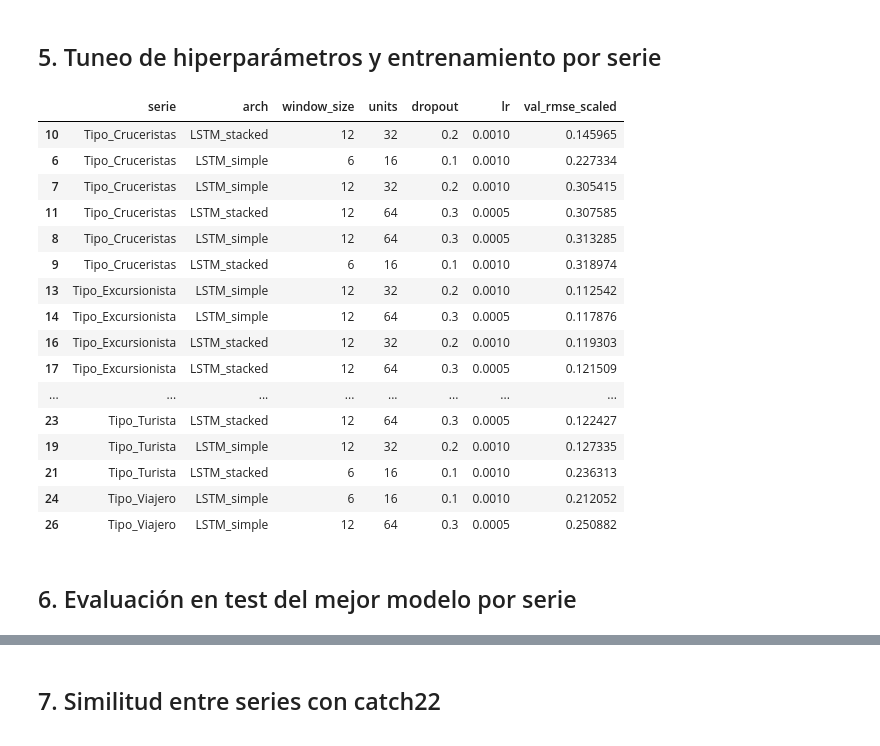
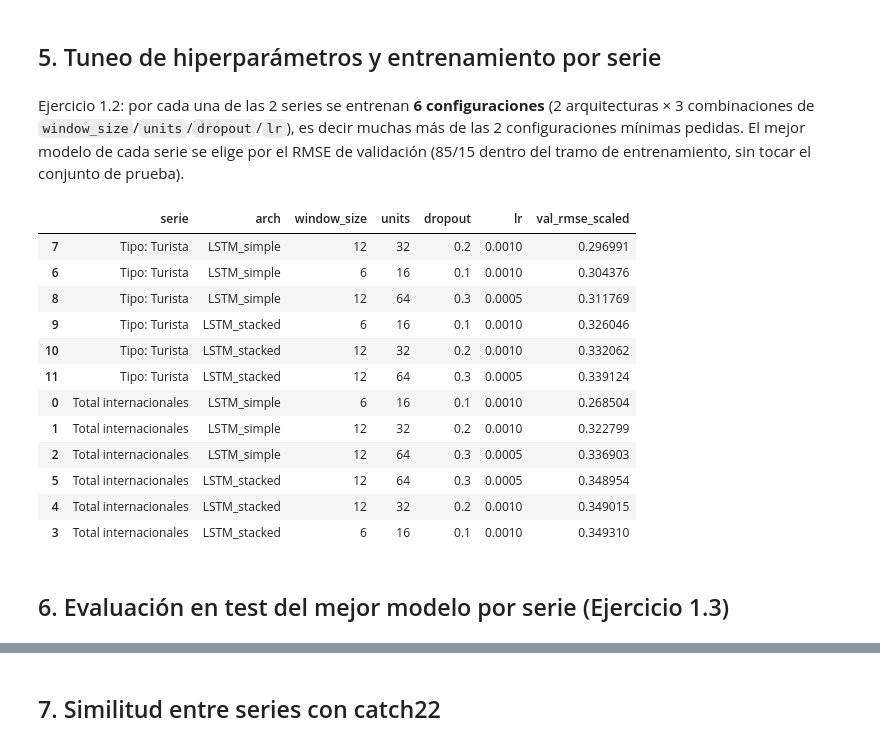
Before and after one commit to PeDro0210AVI/lab-1_time_series, a Jupyter notebook: notebooks/LSTM.ipynb, the cells around one changed output, grey strips where cells are left out. Cells and saved outputs as stored; diff of their text form; code cells hidden in the pictures.

```diff
--- a/notebooks/LSTM.ipynb
+++ b/notebooks/LSTM.ipynb
@@ -96,17 +95,0 @@ df.head()
-# %%
-serie_total = df.groupby("Fecha")["Viajero"].sum().sort_index()
-
-series_tipo = {
-    f"Tipo_{tipo}": g.groupby("Fecha")["Viajero"].sum().sort_index()
-    for tipo, g in df.groupby("Tipo_Viajero")
-}
-
-series_via = {
-    f"Via_{via}": g.groupby("Fecha")["Viajero"].sum().sort_index()
-    for via, g in df.groupby("Vía")
-}
-
-SERIES = {"Total": serie_total, **series_tipo, **series_via}
-SERIES = {k: v.asfreq("MS").fillna(0.0) for k, v in SERIES.items() if len(v) >= 40}
-
-{k: len(v) for k, v in SERIES.items()}
@@ -121,0 +172,10 @@ SERIES = {k: v.asfreq("MS").fillna(0.0) for k, v in SERIES.items() if len(v) >=
+# %%
+SERIES_LSTM = {
+    "Total internacionales": SERIES_FULL["Total internacionales"],
+    "Tipo: Turista": SERIES_FULL["Tipo: Turista"],
+}
+
+for nombre, s in SERIES_LSTM.items():
+    print(f"{nombre}: entrenamiento {s.iloc[:SPLIT_IDX].index.min().date()} a "
+          f"{s.iloc[:SPLIT_IDX].index.max().date()} | prueba {s.iloc[SPLIT_IDX:].index.min().date()} a "
+          f"{s.iloc[SPLIT_IDX:].index.max().date()}")
@@ -132,10 +195,10 @@ def create_sequences(values, window_size):
     return np.array(X), np.array(y)
 
 
-def prepare_series(values, window_size, test_ratio=0.2):
+def prepare_series(values, window_size, split_idx):
+    """Escala con MinMax (ajustado solo en entrenamiento) y arma ventanas deslizantes.
+    `split_idx` es el índice de corte fijo (147, igual que en el Laboratorio 1), no un ratio."""
     n = len(values)
-    split_idx = int(n * (1 - test_ratio))
-
     scaler = MinMaxScaler()
     scaler.fit(values[:split_idx].reshape(-1, 1))
     scaled = scaler.transform(values.reshape(-1, 1)).flatten()
@@ -193,6 +256,11 @@ ARCHITECTURES = {
 }
 # %% [markdown]
 ## 5. Tuneo de hiperparámetros y entrenamiento por serie
+# %% [markdown]
+Ejercicio 1.2: por cada una de las 2 series se entrenan **6 configuraciones** (2 arquitecturas ×
+3 combinaciones de `window_size`/`units`/`dropout`/`lr`), es decir muchas más de las 2 configuraciones
+mínimas pedidas. El mejor modelo de cada serie se elige por el RMSE de validación (85/15 dentro del
+tramo de entrenamiento, sin tocar el conjunto de prueba).
 # %%
 def train_torch_model(model, X_tr, y_tr, X_val, y_val, lr, epochs=100, batch_size=16, patience=8):
     model.to(DEVICE)
@@ -237,14 +305,14 @@ def train_torch_model(model, X_tr, y_tr, X_val, y_val, lr, epochs=100, batch_siz
     return model, best_val
 
 
-def tune_series(name, series, epochs=100, batch_size=16, patience=8):
+def tune_series(name, series, split_idx, epochs=100, batch_size=16, patience=8):
     values = series.values.astype("float32")
     trials = []
 
     for arch_name, model_cls in ARCHITECTURES.items():
         for params in PARAM_GRID:
             ws = params["window_size"]
-            X_train, y_train, X_test, y_test, scaler = prepare_series(values, ws)
+            X_train, y_train, X_test, y_test, scaler = prepare_series(values, ws, split_idx)
             if len(X_train) < 20 or len(X_test) < 4:
                 continue
 
@@ -263,54 +331,50 @@ def tune_series(name, series, epochs=100, batch_size=16, patience=8):
                 epochs=epochs, batch_size=batch_size, patience=patience,
             )
             val_rmse_scaled = float(np.sqrt(val_rmse_scaled))
 
             trials.append({
                 "serie": name, "arch": arch_name, **params,
                 "val_rmse_scaled": val_rmse_scaled,
                 "model": model, "scaler": scaler,
                 "X_test": X_test, "y_test": y_test,
             })
 
     if not trials:
         return None, None
 
     best = min(trials, key=lambda t: t["val_rmse_scaled"])
     trials_df = pd.DataFrame(trials).drop(columns=["model", "scaler", "X_test", "y_test"])
     return best, trials_df
 
 
 all_trials = []
 best_per_series = {}
 
-for name, series in SERIES.items():
-    best, trials_df = tune_series(name, series)
+for name, series in SERIES_LSTM.items():
+    best, trials_df = tune_series(name, series, SPLIT_IDX)
     if best is None:
         continue
     best_per_series[name] = best
     all_trials.append(trials_df)
 
 trials_summary = pd.concat(all_trials, ignore_index=True)
-trials_summary.sort_values(["serie", "val_rmse_scaled"]).head(20)
+trials_summary.sort_values(["serie", "val_rmse_scaled"])
 # %% [output]
 |  | serie | arch | window_size | units | dropout | lr | val_rmse_scaled |
-| 10 | Tipo_Cruceristas | LSTM_stacked | 12 | 32 | 0.2 | 0.0010 | 0.145965 |
-| 6 | Tipo_Cruceristas | LSTM_simple | 6 | 16 | 0.1 | 0.0010 | 0.227334 |
-| 7 | Tipo_Cruceristas | LSTM_simple | 12 | 32 | 0.2 | 0.0010 | 0.305415 |
-| 11 | Tipo_Cruceristas | LSTM_stacked | 12 | 64 | 0.3 | 0.0005 | 0.307585 |
-| 8 | Tipo_Cruceristas | LSTM_simple | 12 | 64 | 0.3 | 0.0005 | 0.313285 |
-| 9 | Tipo_Cruceristas | LSTM_stacked | 6 | 16 | 0.1 | 0.0010 | 0.318974 |
-| 13 | Tipo_Excursionista | LSTM_simple | 12 | 32 | 0.2 | 0.0010 | 0.112542 |
-| 14 | Tipo_Excursionista | LSTM_simple | 12 | 64 | 0.3 | 0.0005 | 0.117876 |
-| 16 | Tipo_Excursionista | LSTM_stacked | 12 | 32 | 0.2 | 0.0010 | 0.119303 |
-| 17 | Tipo_Excursionista | LSTM_stacked | 12 | 64 | 0.3 | 0.0005 | 0.121509 |
-| ... | ... | ... | ... | ... | ... | ... | ... |
-| 23 | Tipo_Turista | LSTM_stacked | 12 | 64 | 0.3 | 0.0005 | 0.122427 |
-| 19 | Tipo_Turista | LSTM_simple | 12 | 32 | 0.2 | 0.0010 | 0.127335 |
-| 21 | Tipo_Turista | LSTM_stacked | 6 | 16 | 0.1 | 0.0010 | 0.236313 |
-| 24 | Tipo_Viajero | LSTM_simple | 6 | 16 | 0.1 | 0.0010 | 0.212052 |
-| 26 | Tipo_Viajero | LSTM_simple | 12 | 64 | 0.3 | 0.0005 | 0.250882 |
+| 7 | Tipo: Turista | LSTM_simple | 12 | 32 | 0.2 | 0.0010 | 0.296991 |
+| 6 | Tipo: Turista | LSTM_simple | 6 | 16 | 0.1 | 0.0010 | 0.304376 |
+| 8 | Tipo: Turista | LSTM_simple | 12 | 64 | 0.3 | 0.0005 | 0.311769 |
+| 9 | Tipo: Turista | LSTM_stacked | 6 | 16 | 0.1 | 0.0010 | 0.326046 |
+| 10 | Tipo: Turista | LSTM_stacked | 12 | 32 | 0.2 | 0.0010 | 0.332062 |
+| 11 | Tipo: Turista | LSTM_stacked | 12 | 64 | 0.3 | 0.0005 | 0.339124 |
+| 0 | Total internacionales | LSTM_simple | 6 | 16 | 0.1 | 0.0010 | 0.268504 |
+| 1 | Total internacionales | LSTM_simple | 12 | 32 | 0.2 | 0.0010 | 0.322799 |
+| 2 | Total internacionales | LSTM_simple | 12 | 64 | 0.3 | 0.0005 | 0.336903 |
+| 5 | Total internacionales | LSTM_stacked | 12 | 64 | 0.3 | 0.0005 | 0.348954 |
+| 4 | Total internacionales | LSTM_stacked | 12 | 32 | 0.2 | 0.0010 | 0.349015 |
+| 3 | Total internacionales | LSTM_stacked | 6 | 16 | 0.1 | 0.0010 | 0.349310 |
 # %% [markdown]
-## 6. Evaluación en test del mejor modelo por serie
+## 6. Evaluación en test del mejor modelo por serie (Ejercicio 1.3)
 # %%
 def evaluate_best(best):
     model, scaler = best["model"], best["scaler"]
```
Also changed, not shown: parts of 76 cells of this notebook, 1 other file.
